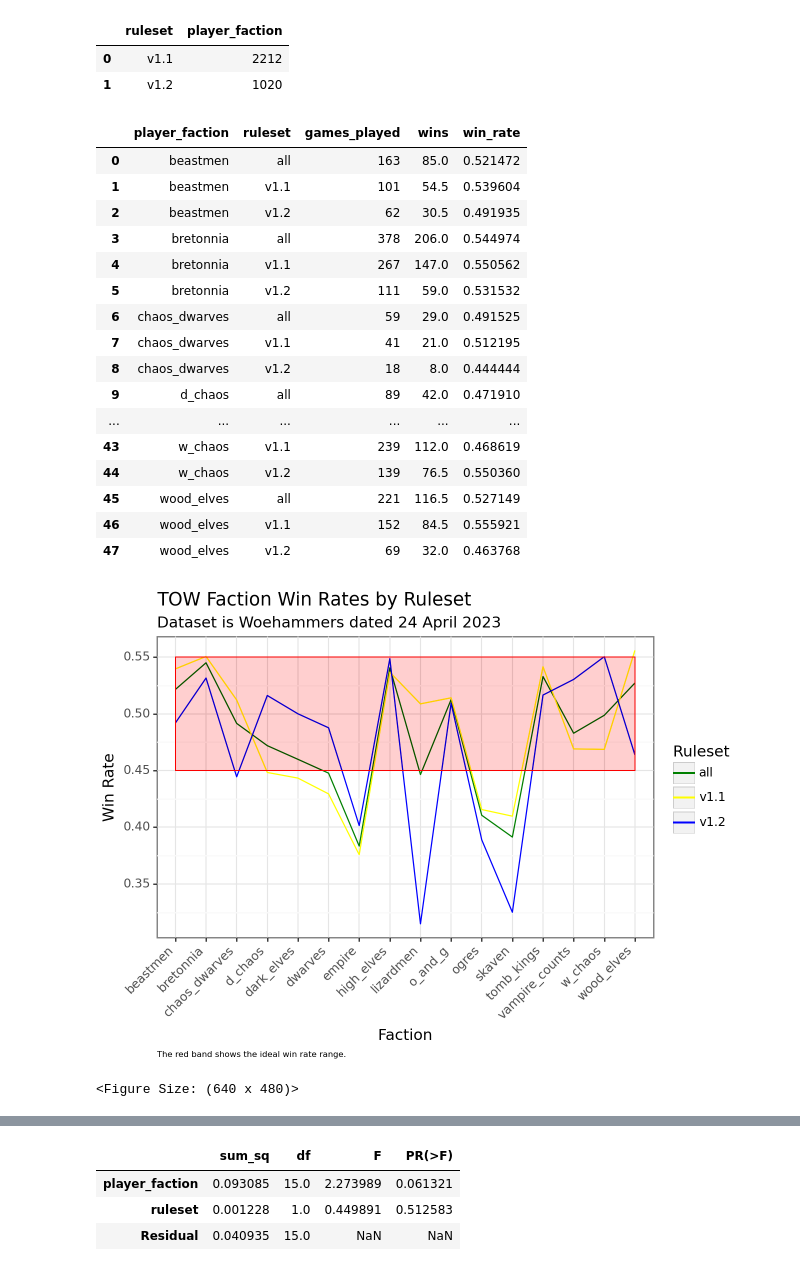
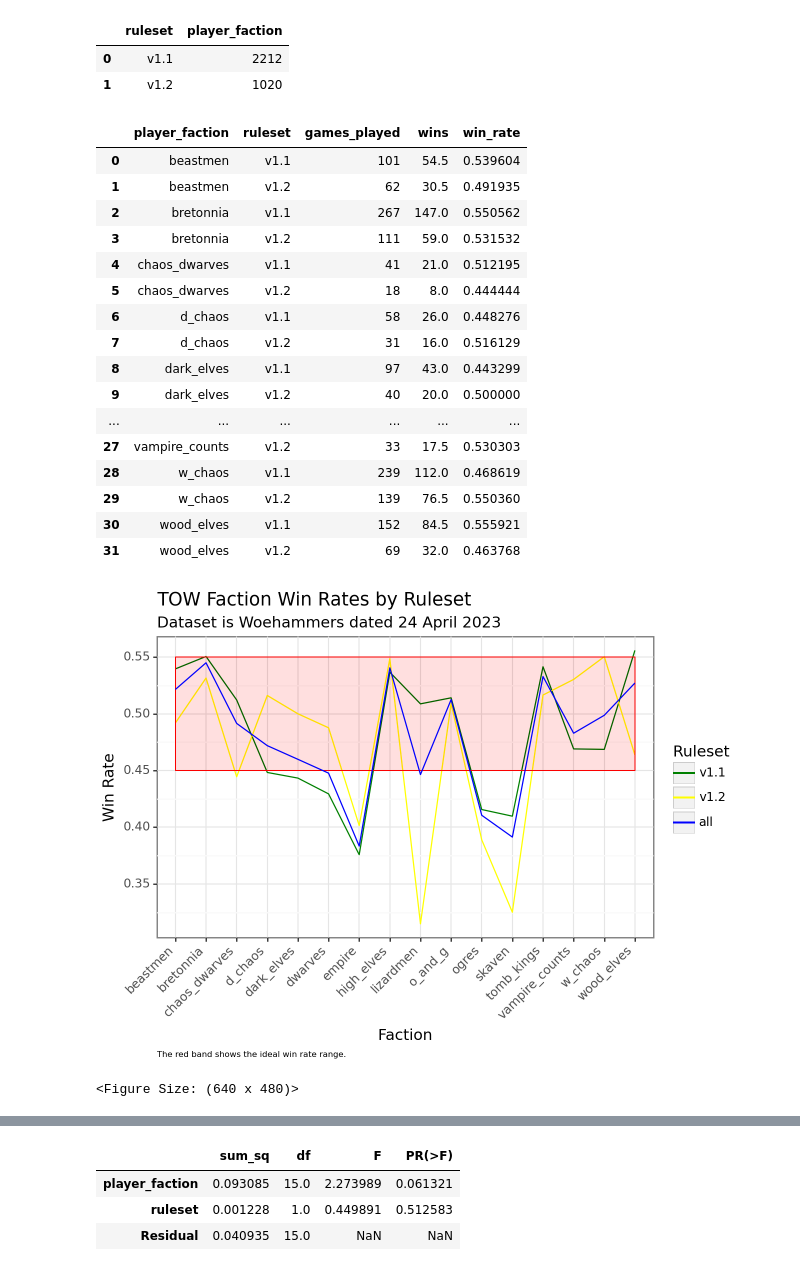
Before and after one commit to jacoblundeen/tow_analysis, a Jupyter notebook: tow_analysis.ipynb, the cells around one changed output, grey strips where cells are left out. Saved outputs shown, nothing was run; the diff lists cells and outputs as text; code cells hidden in the pictures.

```diff
--- a/tow_analysis.ipynb
+++ b/tow_analysis.ipynb
@@ -368,40 +371,41 @@ tow_ruleset_wins = player_db.query("result != 0.0").groupby(['player_faction', '
 tow_ruleset_wr = tow_ruleset_wr.merge(tow_ruleset_wins, left_on=['player_faction', 'ruleset'], right_on=['player_faction', 'ruleset'], how='left')
 tow_ruleset_wr.rename(columns={'opponent_faction':'games_played', 'result':'wins'}, inplace=True)
 tow_ruleset_wr['win_rate'] = tow_ruleset_wr['wins'] / tow_ruleset_wr['games_played']
-tow_ruleset_wr = (pd.concat([tow_ruleset_wr, tow_faction_wr.rename(columns={'points':'ruleset'})], ignore_index=True).sort_values(by=['player_faction', 'ruleset']).
-                 dropna().reset_index(drop=True))
+# tow_ruleset_wr = (pd.concat([tow_ruleset_wr, tow_faction_wr.rename(columns={'points':'ruleset'})], ignore_index=True).sort_values(by=['player_faction', 'ruleset']).
+#                  dropna().reset_index(drop=True))
 # tow_ruleset_wr['rule'] = tow_ruleset_wr['rounds'].astype(str)
 tow_ruleset_wr
 # %% [output]
 |  | player_faction | ruleset | games_played | wins | win_rate |
-| 0 | beastmen | all | 163 | 85.0 | 0.521472 |
-| 1 | beastmen | v1.1 | 101 | 54.5 | 0.539604 |
-| 2 | beastmen | v1.2 | 62 | 30.5 | 0.491935 |
-| 3 | bretonnia | all | 378 | 206.0 | 0.544974 |
-| 4 | bretonnia | v1.1 | 267 | 147.0 | 0.550562 |
-| 5 | bretonnia | v1.2 | 111 | 59.0 | 0.531532 |
-| 6 | chaos_dwarves | all | 59 | 29.0 | 0.491525 |
-| 7 | chaos_dwarves | v1.1 | 41 | 21.0 | 0.512195 |
-| 8 | chaos_dwarves | v1.2 | 18 | 8.0 | 0.444444 |
-| 9 | d_chaos | all | 89 | 42.0 | 0.471910 |
+| 0 | beastmen | v1.1 | 101 | 54.5 | 0.539604 |
+| 1 | beastmen | v1.2 | 62 | 30.5 | 0.491935 |
+| 2 | bretonnia | v1.1 | 267 | 147.0 | 0.550562 |
+| 3 | bretonnia | v1.2 | 111 | 59.0 | 0.531532 |
+| 4 | chaos_dwarves | v1.1 | 41 | 21.0 | 0.512195 |
+| 5 | chaos_dwarves | v1.2 | 18 | 8.0 | 0.444444 |
+| 6 | d_chaos | v1.1 | 58 | 26.0 | 0.448276 |
+| 7 | d_chaos | v1.2 | 31 | 16.0 | 0.516129 |
+| 8 | dark_elves | v1.1 | 97 | 43.0 | 0.443299 |
+| 9 | dark_elves | v1.2 | 40 | 20.0 | 0.500000 |
 | ... | ... | ... | ... | ... | ... |
-| 43 | w_chaos | v1.1 | 239 | 112.0 | 0.468619 |
-| 44 | w_chaos | v1.2 | 139 | 76.5 | 0.550360 |
-| 45 | wood_elves | all | 221 | 116.5 | 0.527149 |
-| 46 | wood_elves | v1.1 | 152 | 84.5 | 0.555921 |
-| 47 | wood_elves | v1.2 | 69 | 32.0 | 0.463768 |
+| 27 | vampire_counts | v1.2 | 33 | 17.5 | 0.530303 |
+| 28 | w_chaos | v1.1 | 239 | 112.0 | 0.468619 |
+| 29 | w_chaos | v1.2 | 139 | 76.5 | 0.550360 |
+| 30 | wood_elves | v1.1 | 152 | 84.5 | 0.555921 |
+| 31 | wood_elves | v1.2 | 69 | 32.0 | 0.463768 |
 # %%
 (
     ggplot(tow_ruleset_wr, aes(x='player_faction', y='win_rate', group='ruleset', color='ruleset'))
     + geom_line()
     + geom_rect(aes(xmin=1,xmax=16,ymin=0.45,ymax=0.55),color="red", fill="red", alpha=0.005, size=0.1)
++ geom_line(tow_faction_wr, aes(x='player_faction', y='win_rate', group='points', color='points'))
     + theme_bw()
     + theme(axis_text_x = element_text(angle=45, hjust=1), plot_caption=element_text(ha="left", margin={"t": 1, "units": "lines"}, size=6))
     + labs(title='TOW Faction Win Rates by Ruleset', subtitle='Dataset is Woehammers dated 24 April 2023', x='Faction', y='Win Rate', color='Ruleset', caption="The red band shows the ideal win rate range.")
     + scale_color_manual(values=['green', 'yellow', 'blue'])
 )
 # %% [output]
-[figure, old version]
+[figure, new version]
 <Figure Size: (640 x 480)>
 # %%
 ruleset_formula = 'win_rate ~ player_faction + ruleset'
```
Also changed, not shown: parts of 14 cells of this notebook.
